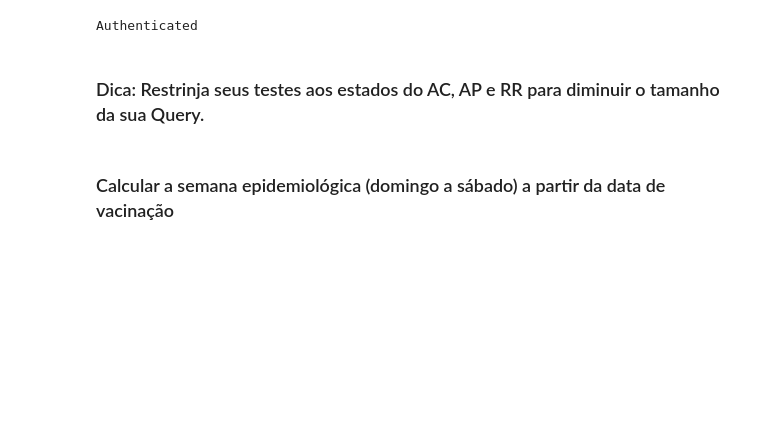
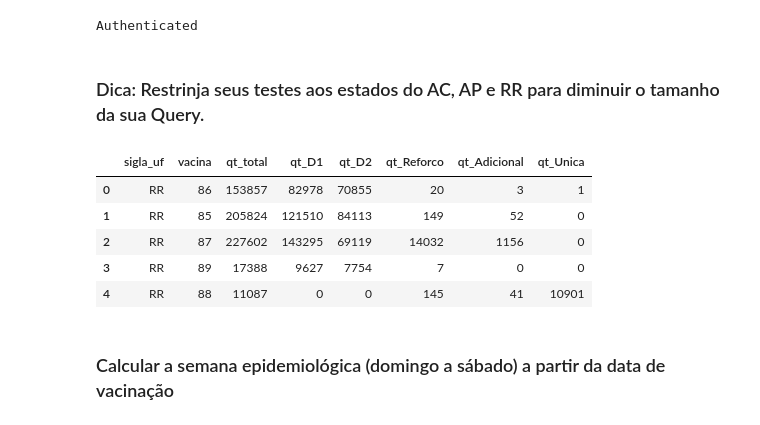
Before and after one commit to alexlopespereira/enapespcd2021, a Jupyter notebook: D9/Notebooks/Aula8_ContarDosesCovid19.ipynb, the cells around one changed output. Saved outputs shown, nothing was run; the diff lists cells and outputs as text; code cells hidden in the pictures; blank space fills up the shorter version.

```diff
--- a/D9/Notebooks/Aula8_ContarDosesCovid19.ipynb
+++ b/D9/Notebooks/Aula8_ContarDosesCovid19.ipynb
@@ -15,22 +15,29 @@ Authenticated
 # %%
 
 
 df_vacina = pd.io.gbq.read_gbq('''
 SELECT
     sigla_uf
     ,vacina
     ,count(*) as qt_total
-    ,sum(case when regexp_contains(dose,'1ª Dose$|^Dose$|Inicial') then 1 else 0 end) as qt_D1
+    ,sum(case when regexp_contains(dose,'1ª Dose$|Inicial') then 1 else 0 end) as qt_D1
     ,sum(case when regexp_contains(dose,'2ª Dose$') then 1 else 0 end) as qt_D2
     ,sum(case when regexp_contains(dose,'Reforço') then 1 else 0 end) as qt_Reforco
     ,sum(case when regexp_contains(dose,'Dose Adicional|3ª Dose') then 1 else 0 end) as qt_Adicional
-    ,sum(case when regexp_contains(dose,'Única') then 1 else 0 end) as qt_Unica
+    ,sum(case when regexp_contains(dose,'Única|^Dose$') then 1 else 0 end) as qt_Unica
 FROM `basedosdados.br_ms_vacinacao_covid19.microdados_vacinacao`
 where vacina in ('85','86','87','88','89') and sigla_uf in ('AC','AP','RR')
 group by sigla_uf, vacina;
 ''', project_id=project_id)
 
 df_vacina.head()
+# %% [output]
+|  | sigla_uf | vacina | qt_total | qt_D1 | qt_D2 | qt_Reforco | qt_Adicional | qt_Unica |
+| 0 | RR | 86 | 153857 | 82978 | 70855 | 20 | 3 | 1 |
+| 1 | RR | 85 | 205824 | 121510 | 84113 | 149 | 52 | 0 |
+| 2 | RR | 87 | 227602 | 143295 | 69119 | 14032 | 1156 | 0 |
+| 3 | RR | 89 | 17388 | 9627 | 7754 | 7 | 0 | 0 |
+| 4 | RR | 88 | 11087 | 0 | 0 | 145 | 41 | 10901 |
 # %% [markdown]
 ### Calcular a semana epidemiológica (domingo a sábado) a partir da data de vacinação
 # %%
```
Also changed, not shown: parts of 4 cells of this notebook, 3 other files.
